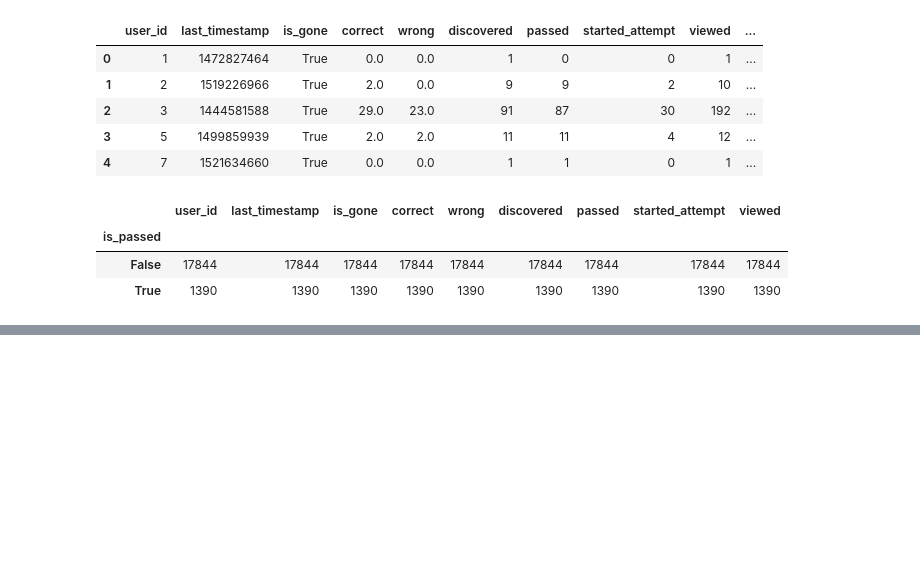
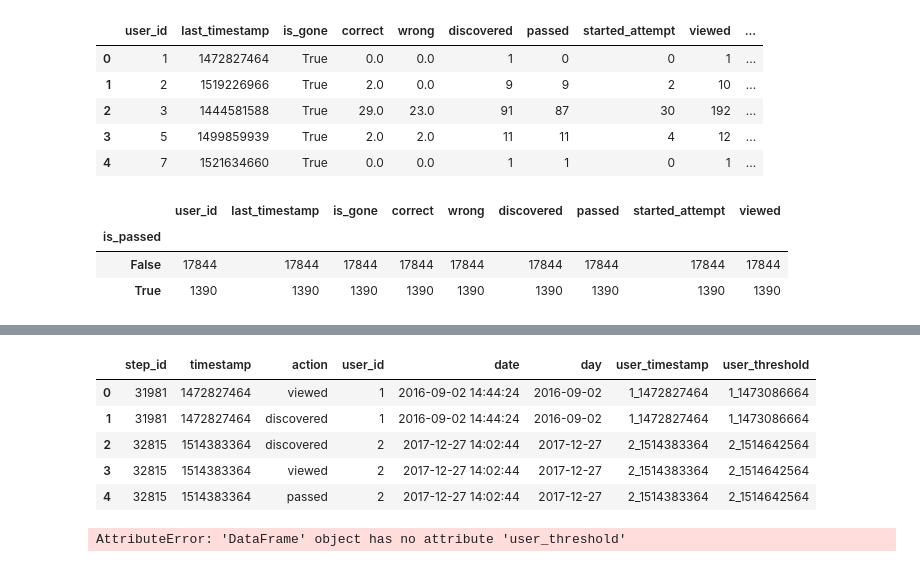
Before and after one commit to PigStep/Stepic-R-course-analitycs, a Jupyter notebook: main/main.ipynb, the cells around one changed output, grey strips where cells are left out. Cells and saved outputs as stored; diff of their text form; code cells hidden in the pictures; blank space fills up the shorter version.

```diff
--- a/main/main.ipynb
+++ b/main/main.ipynb
@@ -240,0 +230,6 @@ ax = sns.scatterplot(users_data, x= "user_id", y = "passed", hue = "is_gone")
+# %%
+#3 дня в секундах
+timestamp_user_treshold = 3*24*60*60
+# %%
+user_min_timestamp = events_data.groupby("user_id", as_index=False).agg({"timestamp":"min"}).rename(columns={"timestamp":"min_timestamp"})
+user_min_timestamp.head()
@@ -240,0 +243,4 @@ ax = sns.scatterplot(users_data, x= "user_id", y = "passed", hue = "is_gone")
+# %%
+user_threshold = user_min_timestamp.min_timestamp + timestamp_user_treshold
+user_min_timestamp["user_threshold"] = user_min_timestamp.user_id.astype(str) +"_"+ user_threshold.astype(str)
+user_min_timestamp.head()
@@ -240,0 +254,11 @@ ax = sns.scatterplot(users_data, x= "user_id", y = "passed", hue = "is_gone")
+# %%
+events_data["user_timestamp"] = events_data.user_id.astype(str) +"_"+ events_data.timestamp.astype(str)
+events_data = events_data.merge(user_min_timestamp.drop("min_timestamp", axis=1), on="user_id",how="outer")
+events_data.head()
+# %% [output]
+|  | step_id | timestamp | action | user_id | date | day | user_timestamp | user_threshold |
+| 0 | 31981 | 1472827464 | viewed | 1 | 2016-09-02 14:44:24 | 2016-09-02 | 1_1472827464 | 1_1473086664 |
+| 1 | 31981 | 1472827464 | discovered | 1 | 2016-09-02 14:44:24 | 2016-09-02 | 1_1472827464 | 1_1473086664 |
+| 2 | 32815 | 1514383364 | discovered | 2 | 2017-12-27 14:02:44 | 2017-12-27 | 2_1514383364 | 2_1514642564 |
+| 3 | 32815 | 1514383364 | viewed | 2 | 2017-12-27 14:02:44 | 2017-12-27 | 2_1514383364 | 2_1514642564 |
+| 4 | 32815 | 1514383364 | passed | 2 | 2017-12-27 14:02:44 | 2017-12-27 | 2_1514383364 | 2_1514642564 |
@@ -240,0 +270,4 @@ ax = sns.scatterplot(users_data, x= "user_id", y = "passed", hue = "is_gone")
+# %%
+submissions_train = submissions[submissions.user_timestamp <= submissions.user_threshold]
+# %% [output]
+AttributeError: 'DataFrame' object has no attribute 'user_threshold'
```
Also changed, not shown: parts of 8 cells of this notebook.
